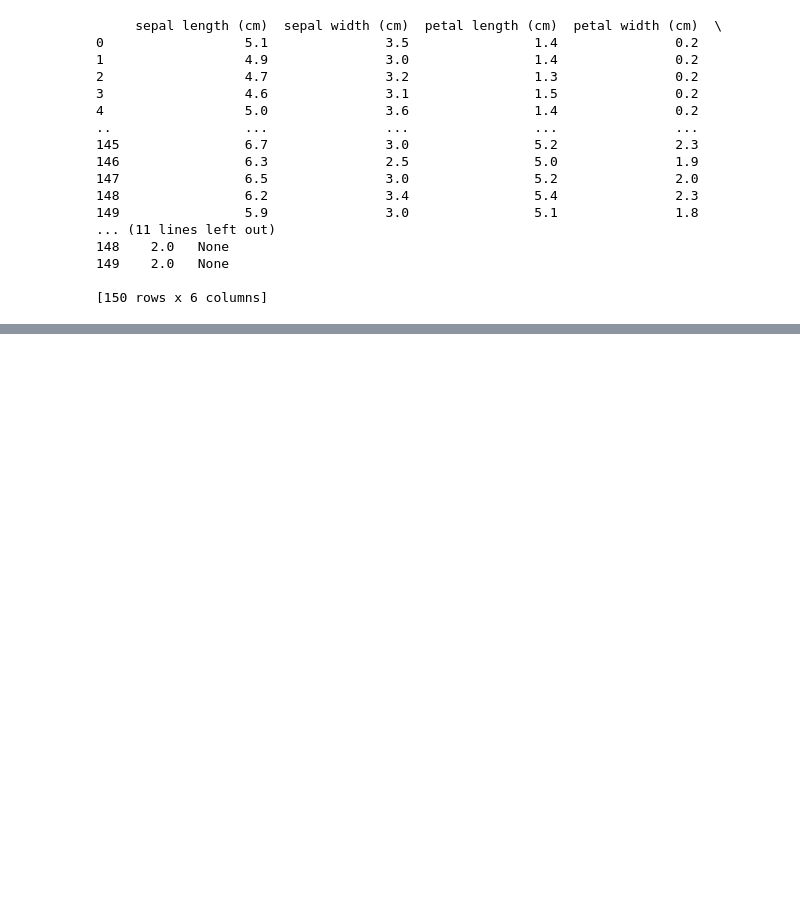
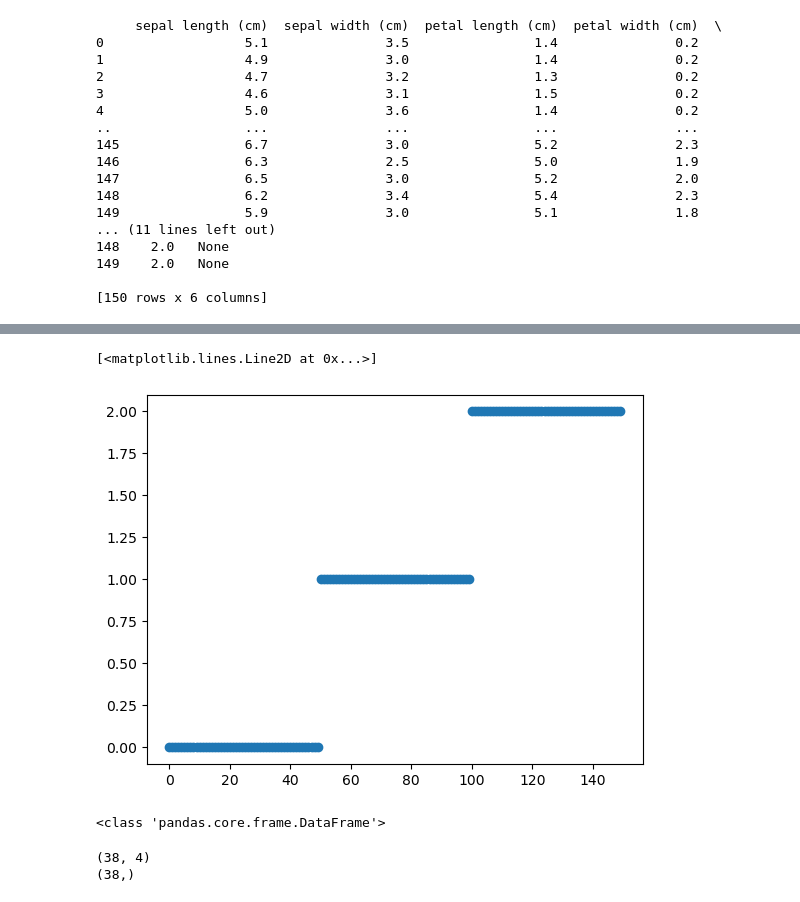
Before and after one commit to VaidehiThaware/Learning-Python, a Jupyter notebook: Pandas Basics.ipynb, the cells around one changed output, grey strips where cells are left out. Saved outputs shown, nothing was run; the diff lists cells and outputs as text; code cells hidden in the pictures; blank space fills up the shorter version.

```diff
--- a/Pandas Basics.ipynb
+++ b/Pandas Basics.ipynb
@@ -217,0 +231,5 @@ for r,ar in enumerate(ax):
+# %%
+plt.plot(df['class'],'o')
+# %% [output]
+[<matplotlib.lines.Line2D at 0x...>]
+[figure, added]
@@ -217,0 +240,10 @@ for r,ar in enumerate(ax):
+# %%
+print(type(x_train))
+# %% [output]
+<class 'pandas.core.frame.DataFrame'>
+# %%
+print(x_test.shape)
+print(y_test.shape)
+# %% [output]
+(38, 4)
+(38,)
```
Also changed, not shown: parts of 20 cells of this notebook.
